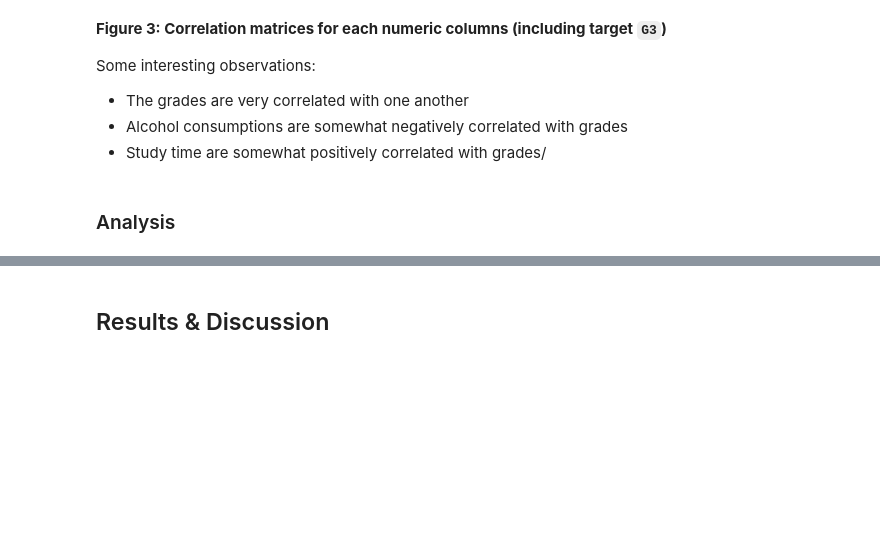
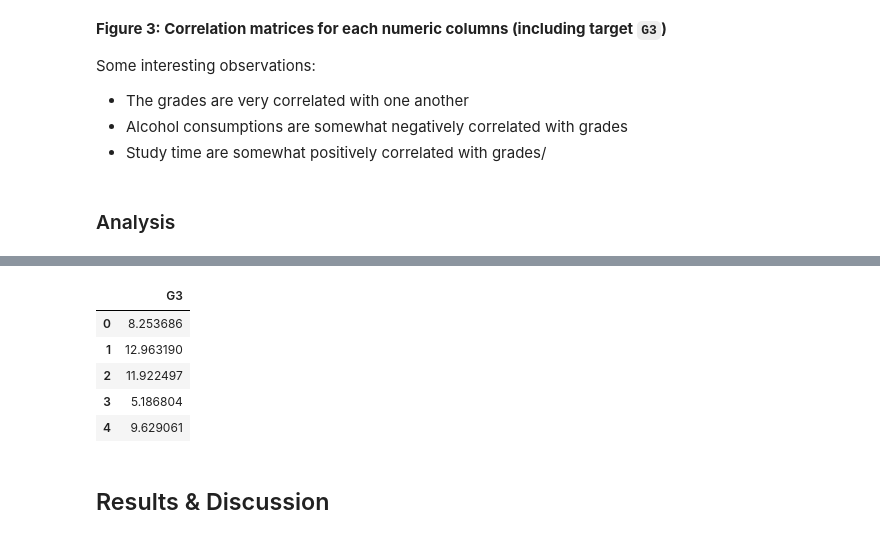
Before and after one commit to UBC-MDS/dsci-522-group-23, a Jupyter notebook: notebooks/student_performance_predictor_report.ipynb, the cells around one changed output, grey strips where cells are left out. Drawn from its saved outputs; the diff is of its cells as text; code cells hidden in the pictures; blank space fills up the shorter version.

```diff
--- a/notebooks/student_performance_predictor_report.ipynb
+++ b/notebooks/student_performance_predictor_report.ipynb
@@ -315,2 +320,13 @@ y_pred = best_model.predict(X_test)
+# %%
+# Apply best model on test set
+y_pred = pd.DataFrame(best_model.predict(X_test), columns=['G3'])
+y_pred.head()
+# %% [output]
+|  | G3 |
+| 0 | 8.253686 |
+| 1 | 12.963190 |
+| 2 | 11.922497 |
+| 3 | 5.186804 |
+| 4 | 9.629061 |
 # %% [markdown]
 ## Results & Discussion
```
Also changed, not shown: parts of 19 cells of this notebook.
